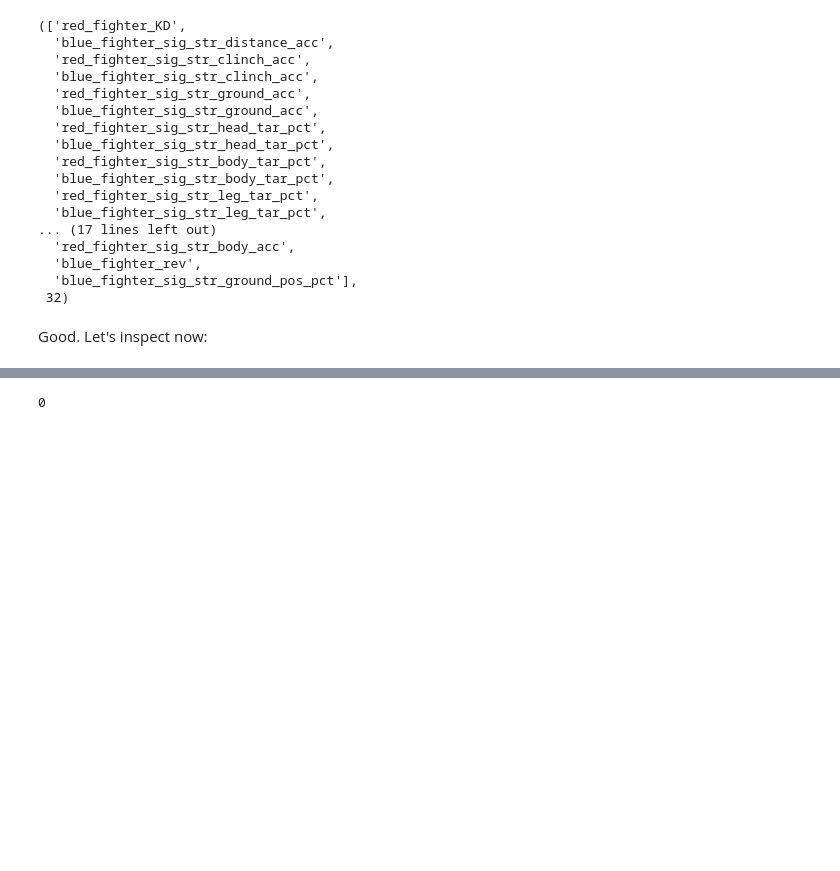
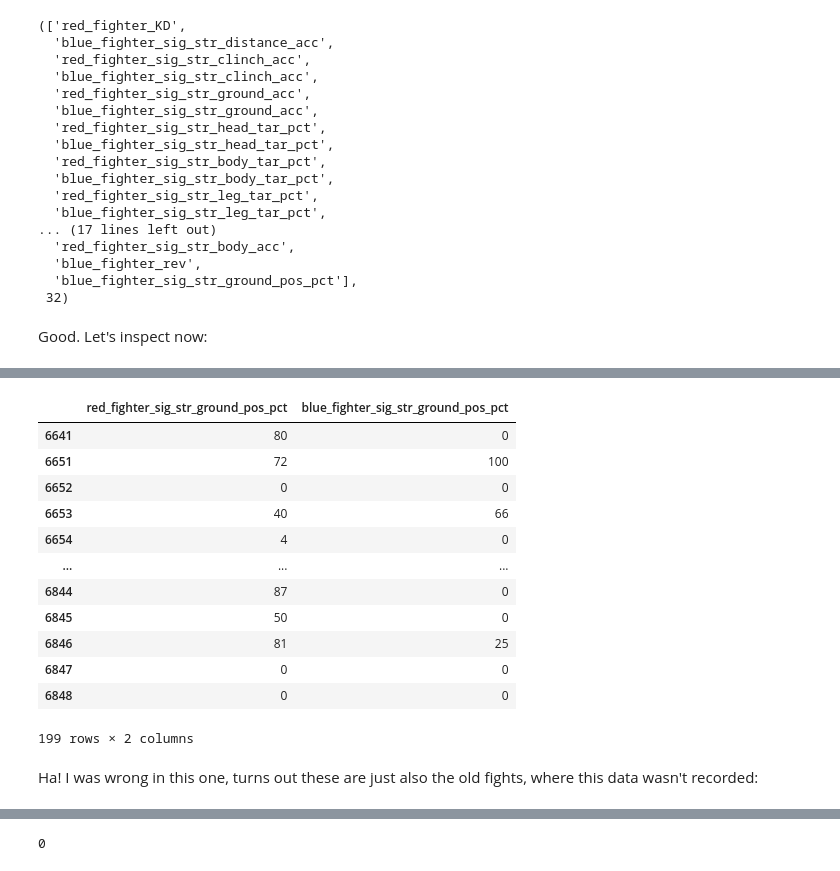
Before and after one commit to komaksym/UFC-DataLab, a Jupyter notebook: data/src/clean_data.ipynb, the cells around one changed output, grey strips where cells are left out. Drawn from its saved outputs; the diff is of its cells as text; code cells hidden in the pictures; blank space fills up the shorter version.

```diff
--- a/data/src/clean_data.ipynb
+++ b/data/src/clean_data.ipynb
@@ -669,0 +688,20 @@ mask = stats.loc[
+# %%
+cols = ["red_fighter_ctrl", "blue_fighter_ctrl"]
+inspect_df = inspect_nans(stats, cols)
+inspect_df[["red_fighter_sig_str_ground_pos_pct", "blue_fighter_sig_str_ground_pos_pct"]]
+# %% [output]
+|  | red_fighter_sig_str_ground_pos_pct | blue_fighter_sig_str_ground_pos_pct |
+| 6641 | 80 | 0 |
+| 6651 | 72 | 100 |
+| 6652 | 0 | 0 |
+| 6653 | 40 | 66 |
+| 6654 | 4 | 0 |
+| ... | ... | ... |
+| 6844 | 87 | 0 |
+| 6845 | 50 | 0 |
+| 6846 | 81 | 25 |
+| 6847 | 0 | 0 |
+| 6848 | 0 | 0 |
+199 rows × 2 columns
+# %% [markdown]
+Ha! I was wrong in this one, turns out these are just also the old fights, where this data wasn't recorded:
```
Also changed, not shown: parts of 29 cells of this notebook.
